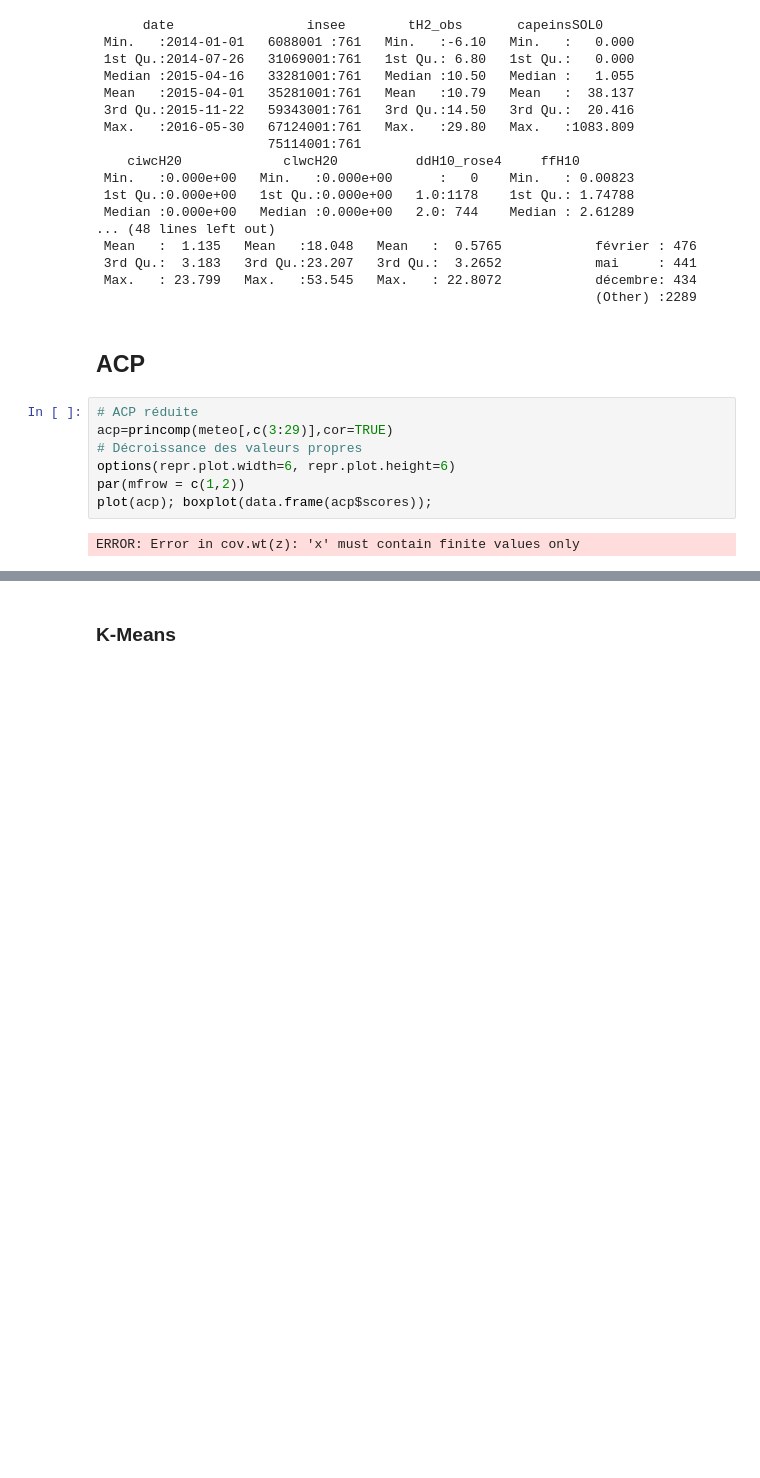
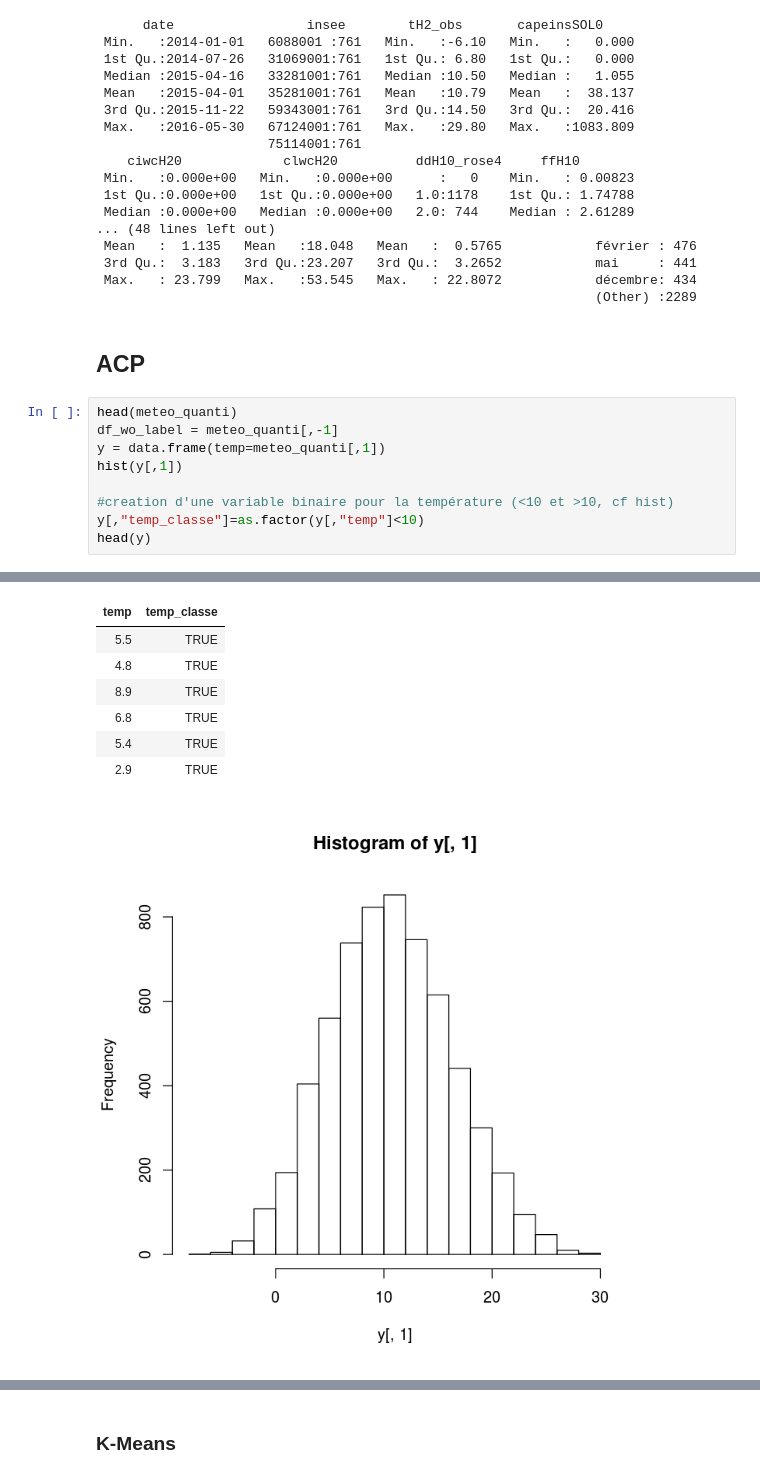
Before and after one commit to CangelosiQ/Defi, a Jupyter notebook: Data_Analysis_R.ipynb, the cells around one changed output, grey strips where cells are left out. Cells and saved outputs as stored; diff of their text form; blank space fills up the shorter version.

```diff
--- a/Data_Analysis_R.ipynb
+++ b/Data_Analysis_R.ipynb
@@ -252,12 +262,13 @@ summary(meteo)
                                                                 (Other) :2289
 # %% [markdown]
 ## ACP
-# %%
-# ACP réduite
-acp=princomp(meteo[,c(3:29)],cor=TRUE)
-# Décroissance des valeurs propres
-options(repr.plot.width=6, repr.plot.height=6)
-par(mfrow = c(1,2))
-plot(acp); boxplot(data.frame(acp$scores));
-# %% [output]
-ERROR: Error in cov.wt(z): 'x' must contain finite values only
+# %%
+head(meteo_quanti)
+df_wo_label = meteo_quanti[,-1]
+y = data.frame(temp=meteo_quanti[,1])
+hist(y[,1])
+
+#creation d'une variable binaire pour la température (<10 et >10, cf hist)
+y[,"temp_classe"]=as.factor(y[,"temp"]<10)
+head(y)
+# %% [output]
@@ -263,0 +282,8 @@ ERROR: Error in cov.wt(z): 'x' must contain finite values only
+| temp | temp_classe |
+| 5.5 | TRUE |
+| 4.8 | TRUE |
+| 8.9 | TRUE |
+| 6.8 | TRUE |
+| 5.4 | TRUE |
+| 2.9 | TRUE |
+[figure, added]
```
Also changed, not shown: parts of 21 cells of this notebook.
